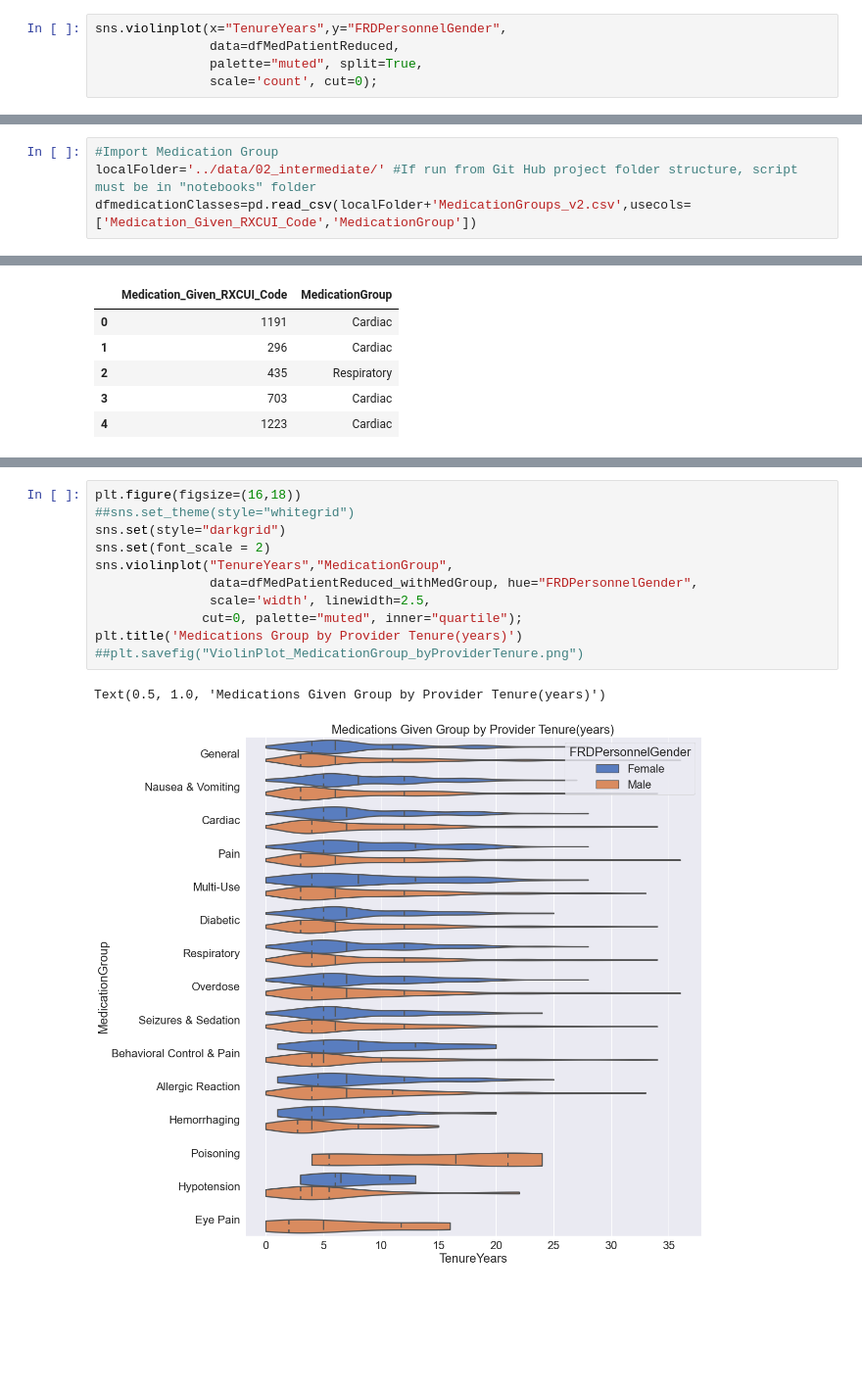
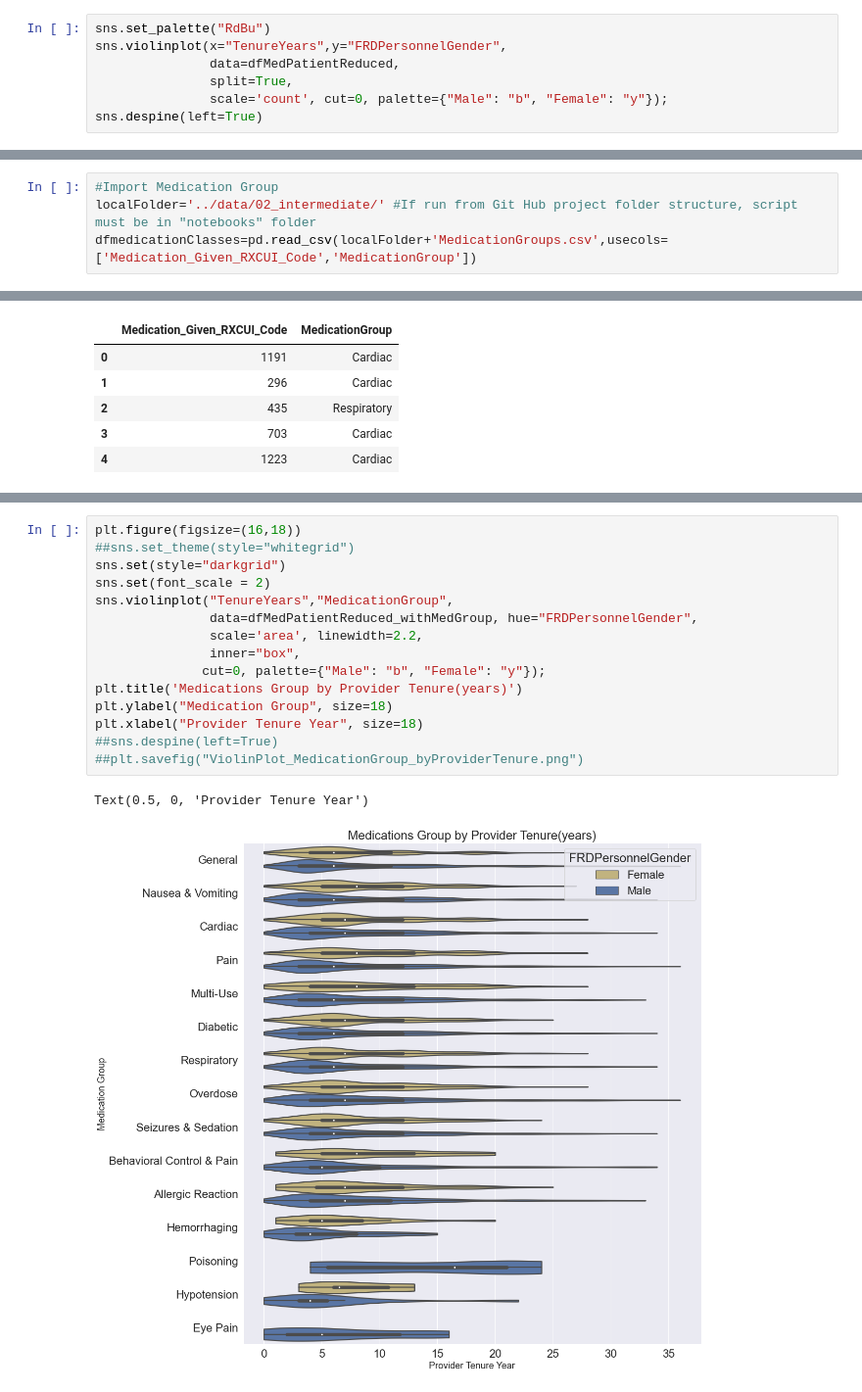
Before and after one commit to data-rescue/ems-analytics, a Jupyter notebook: notebooks/20210323-au-medication-tenure-relation.ipynb, the cells around one changed output, grey strips where cells are left out. Shown at 98% size. Saved outputs shown, nothing was run; the diff lists cells and outputs as text; blank space fills up the shorter version.

```diff
--- a/notebooks/20210323-au-medication-tenure-relation.ipynb
+++ b/notebooks/20210323-au-medication-tenure-relation.ipynb
@@ -622,8 +622,10 @@ array([[<AxesSubplot:title={'center':'TenureYears'}>]], dtype=object)
 # %% [markdown]
 Finding the distributions for tenure years of the providers(also gender)
 # %%
+sns.set_palette("RdBu")
 sns.violinplot(x="TenureYears",y="FRDPersonnelGender",
                data=dfMedPatientReduced,
-               palette="muted", split=True,
-               scale='count', cut=0);
+               split=True,
+               scale='count', cut=0, palette={"Male": "b", "Female": "y"});
+sns.despine(left=True)
 # %% [output]
@@ -1107,7 +1099,7 @@ plt.legend(loc='upper right')
 # %%
 #Import Medication Group
 localFolder='../data/02_intermediate/' #If run from Git Hub project folder structure, script must be in "notebooks" folder
-dfmedicationClasses=pd.read_csv(localFolder+'MedicationGroups_v2.csv',usecols=['Medication_Given_RXCUI_Code','MedicationGroup'])
+dfmedicationClasses=pd.read_csv(localFolder+'MedicationGroups.csv',usecols=['Medication_Given_RXCUI_Code','MedicationGroup'])
 # %%
 dfmedicationClasses.head(5)
 # %% [output]
@@ -1141,17 +1176,21 @@ There are 62873 records in dfMedPatientReduced_withMedGroup
 # %%
 plt.figure(figsize=(16,18))
 ##sns.set_theme(style="whitegrid")
 sns.set(style="darkgrid")
 sns.set(font_scale = 2)
 sns.violinplot("TenureYears","MedicationGroup",
                data=dfMedPatientReduced_withMedGroup, hue="FRDPersonnelGender",
-               scale='width', linewidth=2.5,
-              cut=0, palette="muted", inner="quartile");
+               scale='area', linewidth=2.2,
+               inner="box",
+              cut=0, palette={"Male": "b", "Female": "y"});
 plt.title('Medications Group by Provider Tenure(years)')
+plt.ylabel("Medication Group", size=18)
+plt.xlabel("Provider Tenure Year", size=18)
+##sns.despine(left=True)
 ##plt.savefig("ViolinPlot_MedicationGroup_byProviderTenure.png")
 # %% [output]
-Text(0.5, 1.0, 'Medications Given Group by Provider Tenure(years)')
+Text(0.5, 0, 'Provider Tenure Year')
-[figure, old version]
+[figure, new version]
 # %% [markdown]
 ### Findings
 Question: Is there a relationship between category(name) of medication given and the provider tenure?
```
Also changed, not shown: parts of 17 cells of this notebook.
